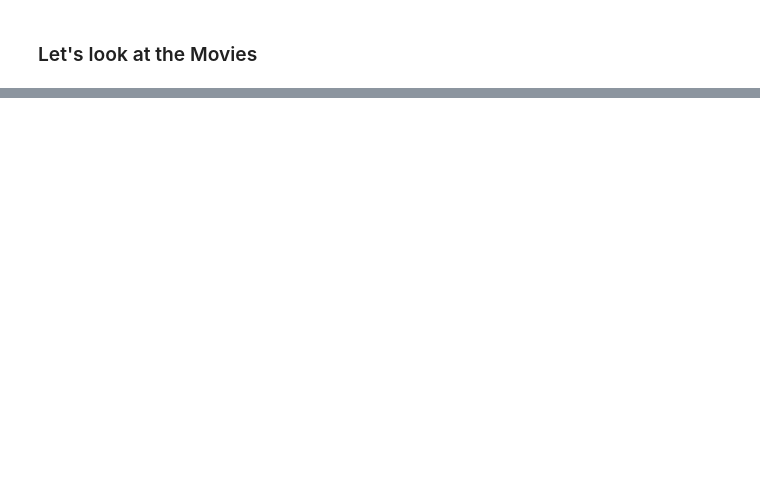
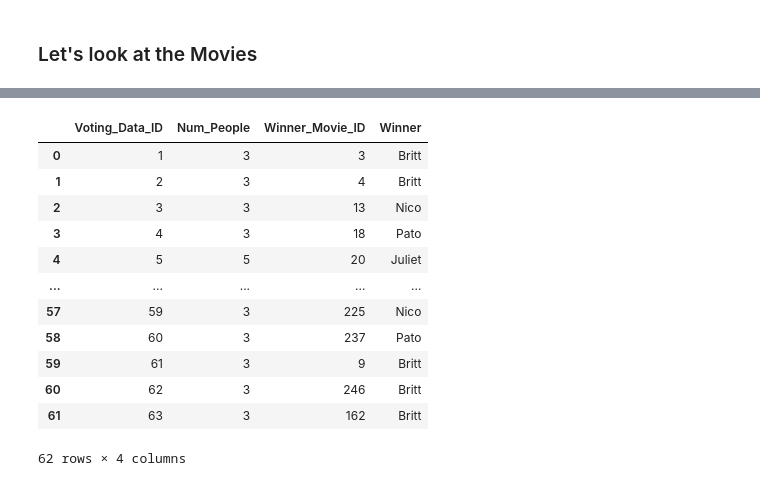
Before and after one commit to p-contreras/Movie-Project, a Jupyter notebook: Cool stuff.ipynb, the cells around one changed output, grey strips where cells are left out. Cells and saved outputs as stored; diff of their text form; code cells hidden in the pictures; blank space fills up the shorter version.

```diff
--- a/Cool stuff.ipynb
+++ b/Cool stuff.ipynb
@@ -203,0 +230,17 @@ df.loc[df['Name'] == 'Pato', 'Title'].unique().tolist()
+# %%
+winning_person_df = df.groupby(['Voting_Data_ID','Num_People','Winner_Movie_ID'])['Winner'].first().reset_index()
+winning_person_df
+# %% [output]
+|  | Voting_Data_ID | Num_People | Winner_Movie_ID | Winner |
+| 0 | 1 | 3 | 3 | Britt |
+| 1 | 2 | 3 | 4 | Britt |
+| 2 | 3 | 3 | 13 | Nico |
+| 3 | 4 | 3 | 18 | Pato |
+| 4 | 5 | 5 | 20 | Juliet |
+| ... | ... | ... | ... | ... |
+| 57 | 59 | 3 | 225 | Nico |
+| 58 | 60 | 3 | 237 | Pato |
+| 59 | 61 | 3 | 9 | Britt |
+| 60 | 62 | 3 | 246 | Britt |
+| 61 | 63 | 3 | 162 | Britt |
+62 rows × 4 columns
```
Also changed, not shown: parts of 16 cells of this notebook, 2 other files.
